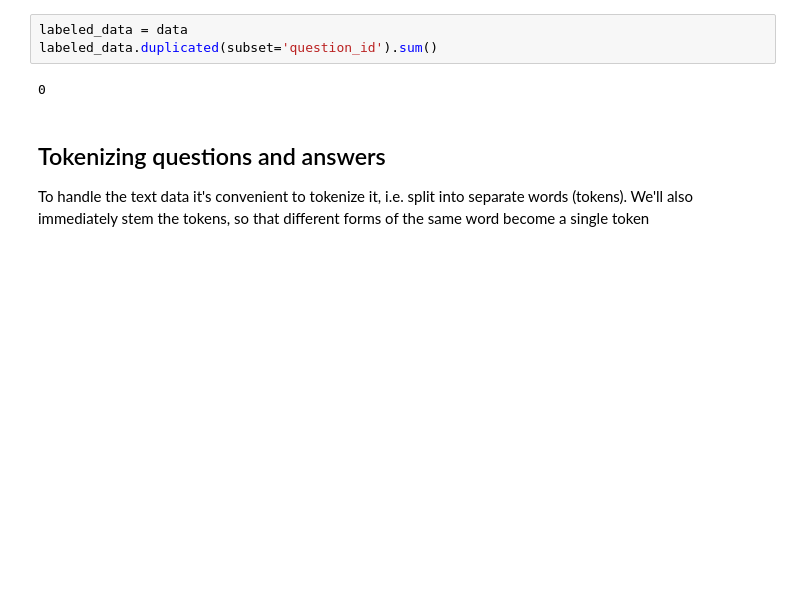
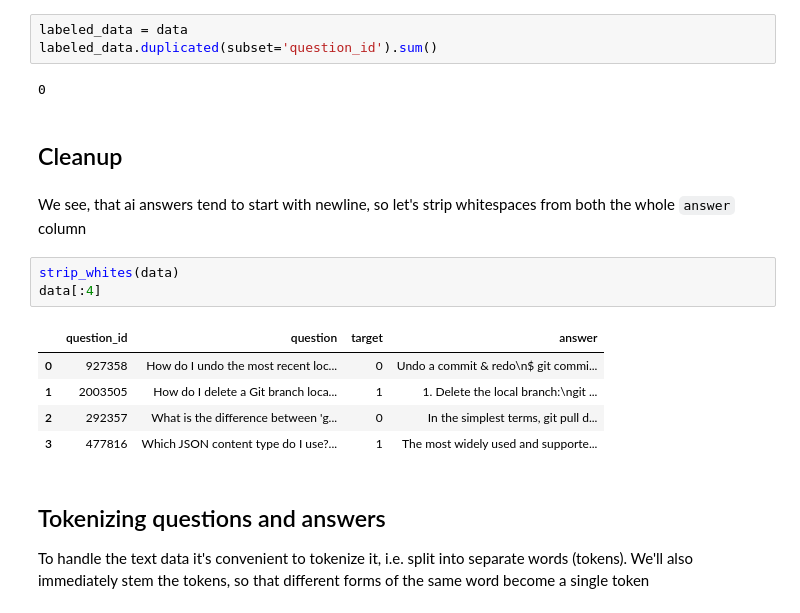
Before and after one commit to illyge/counter-ai, a Jupyter notebook: eda_and_train.ipynb, the cells around one changed output. Saved outputs shown, nothing was run; the diff lists cells and outputs as text; blank space fills up the shorter version.

```diff
--- a/eda_and_train.ipynb
+++ b/eda_and_train.ipynb
@@ -68,6 +59,19 @@ labeled_data = data
 labeled_data.duplicated(subset='question_id').sum()
 # %% [output]
 0
+# %% [markdown]
+## Cleanup
+# %% [markdown]
+We see, that ai answers tend to start with newline, so let's strip whitespaces from both the whole `answer` column
+# %%
+strip_whites(data)
+data[:4]
+# %% [output]
+|  | question_id | question | target | answer |
+| 0 | 927358 | How do I undo the most recent loc... | 0 | Undo a commit & redo\n$ git commi... |
+| 1 | 2003505 | How do I delete a Git branch loca... | 1 | 1. Delete the local branch:\ngit ... |
+| 2 | 292357 | What is the difference between 'g... | 0 | In the simplest terms, git pull d... |
+| 3 | 477816 | Which JSON content type do I use?... | 1 | The most widely used and supporte... |
 # %% [markdown]
 ## Tokenizing questions and answers
 To handle the text data it's convenient to tokenize it, i.e. split into separate words (tokens). We'll also immediately stem the tokens, so that different forms of the same word become a single token
```
Also changed, not shown: parts of 9 cells of this notebook, 7 other files.
